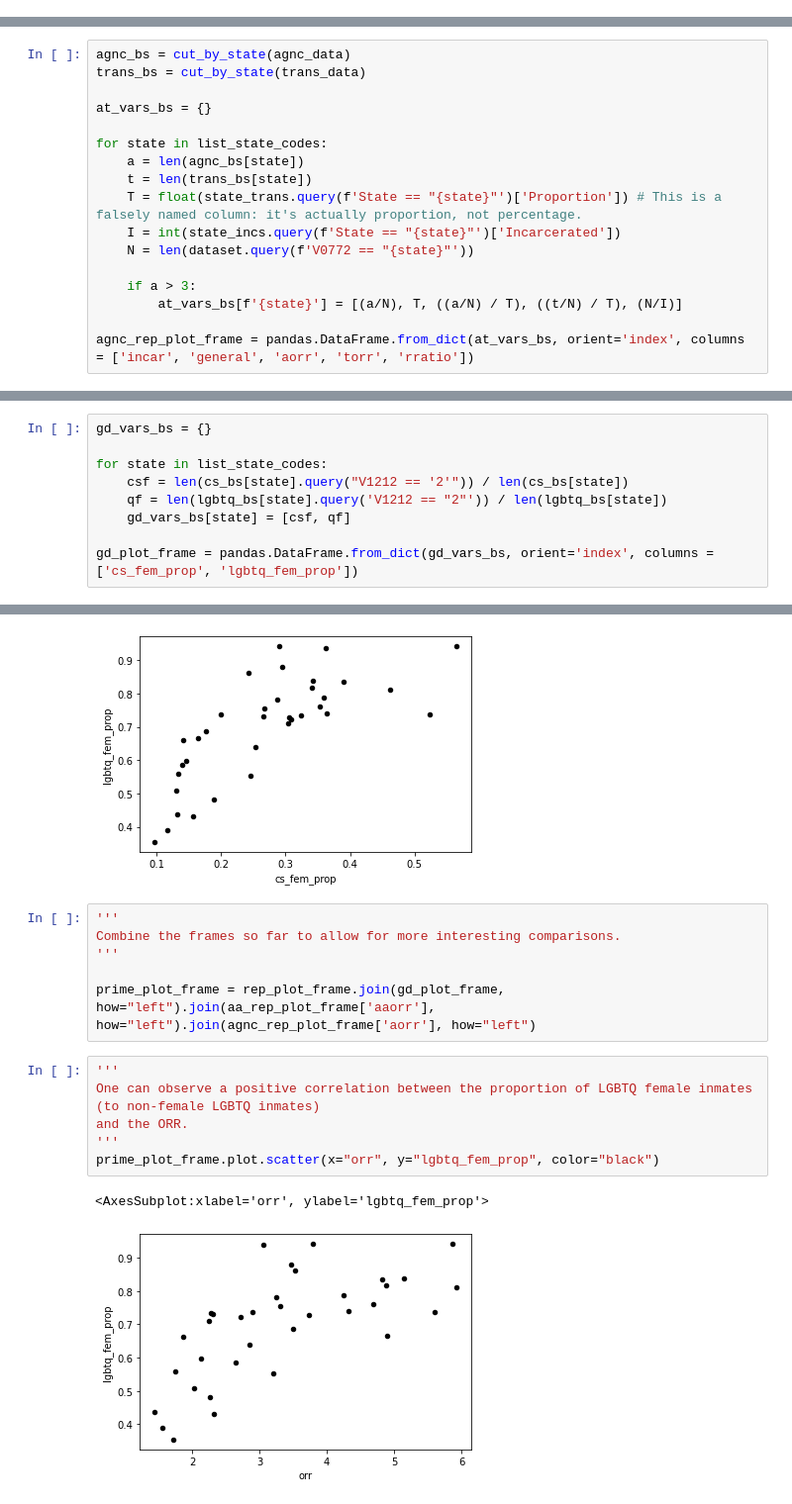
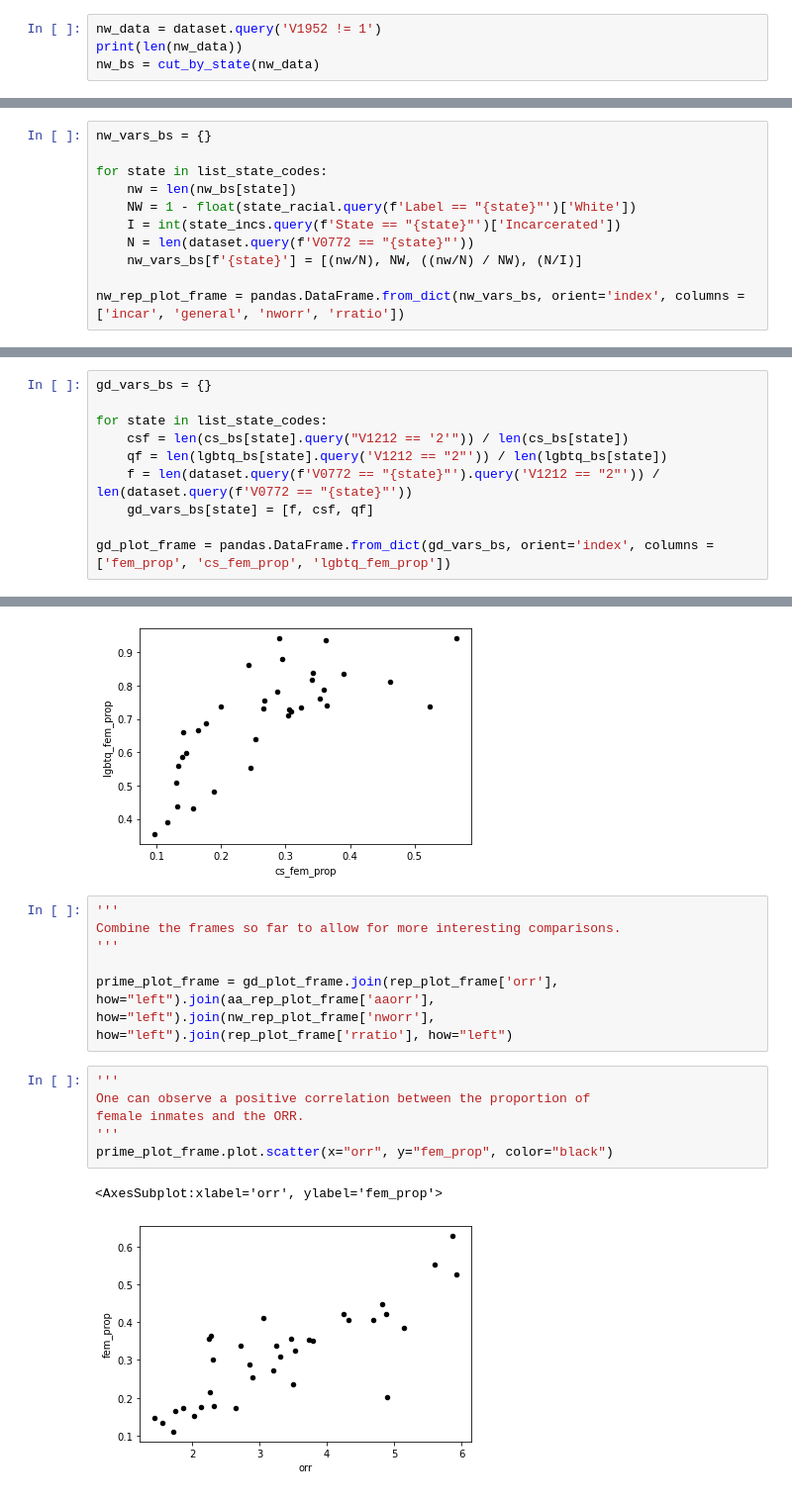
Before and after one commit to hjake123/pharis-2021, a Jupyter notebook: Data/process_notebook.ipynb, the cells around one changed output, grey strips where cells are left out. Shown: that part at 99% size. Cells and saved outputs as stored; diff of their text form.

```diff
--- a/Data/process_notebook.ipynb
+++ b/Data/process_notebook.ipynb
@@ -308,0 +300,4 @@ state_trans = pandas.read_csv("pop_counts/transgender_by_state.csv")
+# %%
+nw_data = dataset.query('V1952 != 1')
+print(len(nw_data))
+nw_bs = cut_by_state(nw_data)
@@ -309,17 +306,11 @@ state_trans = pandas.read_csv("pop_counts/transgender_by_state.csv")
 # %%
-agnc_bs = cut_by_state(agnc_data)
-trans_bs = cut_by_state(trans_data)
-
-at_vars_bs = {}
+nw_vars_bs = {}
 
 for state in list_state_codes:
-    a = len(agnc_bs[state])
-    t = len(trans_bs[state])
-    T = float(state_trans.query(f'State == "{state}"')['Proportion']) # This is a falsely named column: it's actually proportion, not percentage.
+    nw = len(nw_bs[state])
+    NW = 1 - float(state_racial.query(f'Label == "{state}"')['White'])
     I = int(state_incs.query(f'State == "{state}"')['Incarcerated'])
     N = len(dataset.query(f'V0772 == "{state}"'))
+    nw_vars_bs[f'{state}'] = [(nw/N), NW, ((nw/N) / NW), (N/I)]
 
-    if a > 3:
-        at_vars_bs[f'{state}'] = [(a/N), T, ((a/N) / T), ((t/N) / T), (N/I)]
-
-agnc_rep_plot_frame = pandas.DataFrame.from_dict(at_vars_bs, orient='index', columns = ['incar', 'general', 'aorr', 'torr', 'rratio'])
+nw_rep_plot_frame = pandas.DataFrame.from_dict(nw_vars_bs, orient='index', columns = ['incar', 'general', 'nworr', 'rratio'])
@@ -345,9 +359,10 @@ gd_vars_bs = {}
 for state in list_state_codes:
     csf = len(cs_bs[state].query("V1212 == '2'")) / len(cs_bs[state])
     qf = len(lgbtq_bs[state].query('V1212 == "2"')) / len(lgbtq_bs[state])
-    gd_vars_bs[state] = [csf, qf]
+    f = len(dataset.query(f'V0772 == "{state}"').query('V1212 == "2"')) / len(dataset.query(f'V0772 == "{state}"'))
+    gd_vars_bs[state] = [f, csf, qf]
 
-gd_plot_frame = pandas.DataFrame.from_dict(gd_vars_bs, orient='index', columns = ['cs_fem_prop', 'lgbtq_fem_prop'])
+gd_plot_frame = pandas.DataFrame.from_dict(gd_vars_bs, orient='index', columns = ['fem_prop', 'cs_fem_prop', 'lgbtq_fem_prop'])
 # %%
 ''' Across the board, more of the LGBTQ prison population is female than the cis straight prison population. '''
 gd_plot_frame.plot.box()
@@ -365,15 +380,15 @@ gd_plot_frame.plot.scatter(x='cs_fem_prop', y='lgbtq_fem_prop', c='black')
 Combine the frames so far to allow for more interesting comparisons.
 '''
 
-prime_plot_frame = rep_plot_frame.join(gd_plot_frame, how="left").join(aa_rep_plot_frame['aaorr'], how="left").join(agnc_rep_plot_frame['aorr'], how="left")
+prime_plot_frame = gd_plot_frame.join(rep_plot_frame['orr'], how="left").join(aa_rep_plot_frame['aaorr'], how="left").join(nw_rep_plot_frame['nworr'], how="left").join(rep_plot_frame['rratio'], how="left")
 # %%
 '''
-One can observe a positive correlation between the proportion of LGBTQ female inmates (to non-female LGBTQ inmates)
-and the ORR.
+One can observe a positive correlation between the proportion of
+female inmates and the ORR.
 '''
-prime_plot_frame.plot.scatter(x="orr", y="lgbtq_fem_prop", color="black")
+prime_plot_frame.plot.scatter(x="orr", y="fem_prop", color="black")
 # %% [output]
-<AxesSubplot:xlabel='orr', ylabel='lgbtq_fem_prop'>
+<AxesSubplot:xlabel='orr', ylabel='fem_prop'>
-[figure, old version]
+[figure, new version]
 # %%
 '''
```
Also changed, not shown: parts of 66 cells of this notebook, 1 other file.
